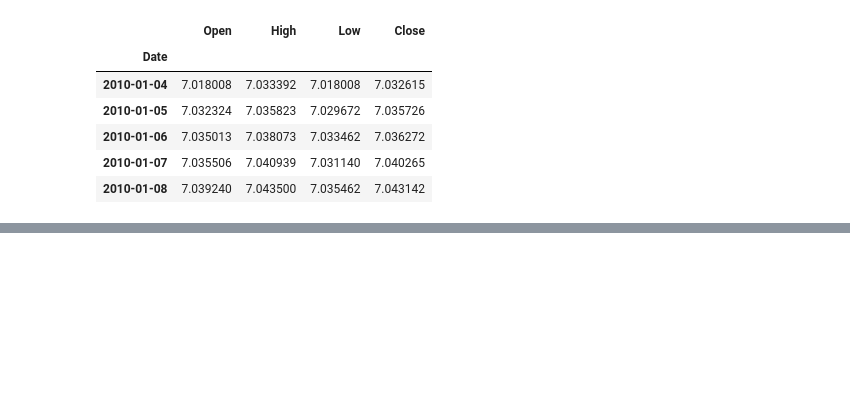
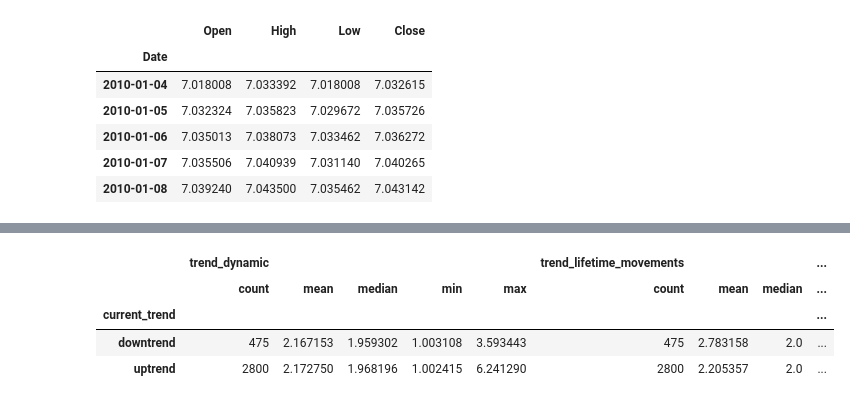
Before and after one commit to houjiacheng435-a11y/cpd_project, a Jupyter notebook: example_market_state.ipynb, the cells around one changed output, grey strips where cells are left out. Saved outputs shown, nothing was run; the diff lists cells and outputs as text; code cells hidden in the pictures; blank space fills up the shorter version.

```diff
--- a/example_market_state.ipynb
+++ b/example_market_state.ipynb
@@ -124,0 +116,8 @@ evaluation["state_duration_summary"]
+# %%
+evaluation["trend_quality_summary"]
+# %% [output]
+|  | trend_dynamic |  |  |  |  | trend_lifetime_movements |  |  | ... |
+|  | count | mean | median | min | max | count | mean | median | ... |
+| current_trend |  |  |  |  |  |  |  |  | ... |
+| downtrend | 475 | 2.167153 | 1.959302 | 1.003108 | 3.593443 | 475 | 2.783158 | 2.0 | ... |
+| uptrend | 2800 | 2.172750 | 1.968196 | 1.002415 | 6.241290 | 2800 | 2.205357 | 2.0 | ... |
```
Also changed, not shown: parts of 18 cells of this notebook, 6 other files.
